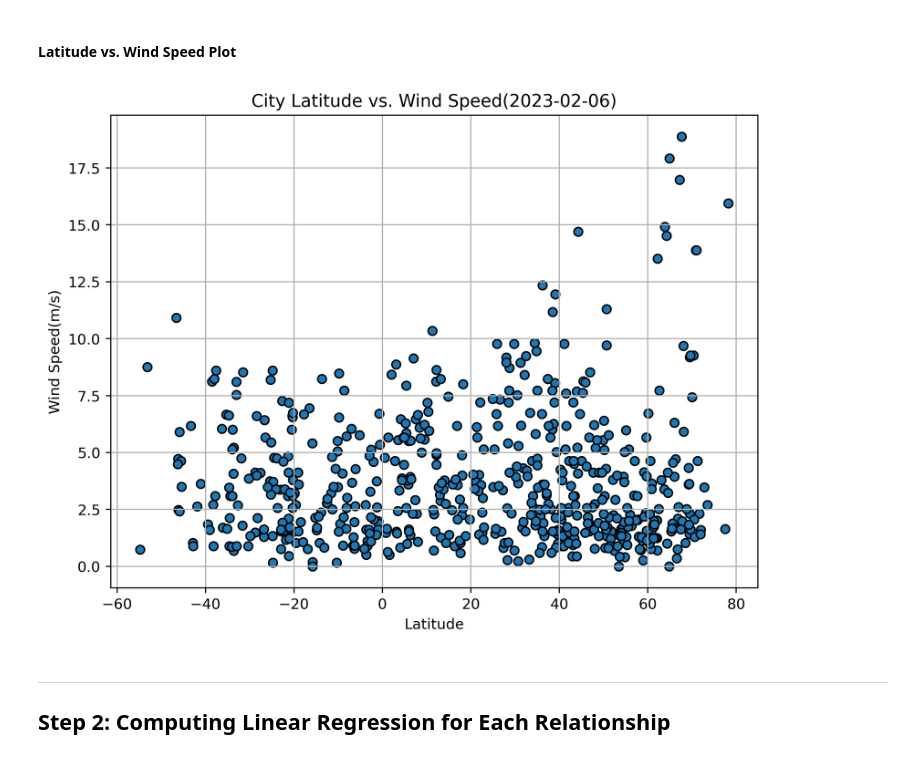
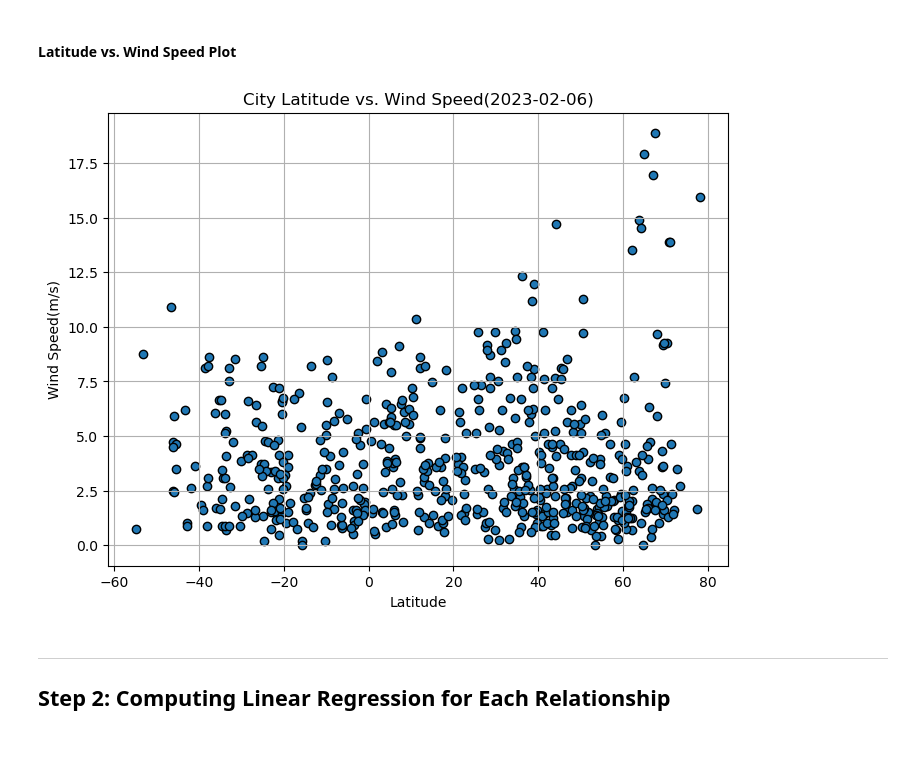
Before and after one commit to KevinMosweu/python-api-challenge, a Jupyter notebook: WeatherPy/WeatherPy.ipynb, the cells around one changed output. Drawn from its saved outputs; the diff is of its cells as text; code cells hidden in the pictures.

Commit message:
Changed resolution of plot images

```diff
--- a/WeatherPy/WeatherPy.ipynb
+++ b/WeatherPy/WeatherPy.ipynb
@@ -198,7 +198,7 @@ plt.ylabel('MaX Temperature(C)')
 plt.grid()
 
 # Increasing resolution of figure and saving image
-plt.rcParams["figure.dpi"] = 360
+plt.rcParams["figure.dpi"] = 100
 plt.savefig('Output_Data/Figure1.png')
 
 # Displaying plot
@@ -220,7 +220,7 @@ plt.ylabel('Humidity(%)')
 plt.grid()
 
 # Increasing resolution of figure and saving image
-plt.rcParams["figure.dpi"] = 360
+plt.rcParams["figure.dpi"] = 100
 plt.savefig('Output_Data/Figure2.png')
 
 # Displaying plot
@@ -242,7 +242,7 @@ plt.ylabel('Cloudiness(%)')
 plt.grid()
 
 # Increasing resolution of figure and saving image
-plt.rcParams["figure.dpi"] = 360
+plt.rcParams["figure.dpi"] = 100
 plt.savefig('Output_Data/Figure3.png')
 
 # Displaying plot
@@ -254,23 +254,23 @@ plt.show()
 # %%
 # Creating Scatter plot for latitude vs wind speed
 x_values = city_data_df['Lat']
 y_values = city_data_df['Wind Speed']
 plt.scatter(x_values,y_values, marker='o', edgecolors='black')
 
 # Adding graph title, axes titles and grid
 plt.title('City Latitude vs. Wind Speed(2023-02-06)')
 plt.xlabel('Latitude')
 plt.ylabel('Wind Speed(m/s)')
 plt.grid()
 
 # Increasing resolution of figure and saving image
-plt.rcParams["figure.dpi"] = 360
+plt.rcParams["figure.dpi"] = 100
 plt.savefig('Output_Data/Figure4.png')
 
 # Displaying plot
 plt.show()
 # %% [output]
-[figure, old version]
+[figure, new version]
 # %% [markdown]
 ---
 
```
Also changed, not shown: parts of 1 cell of this notebook.
